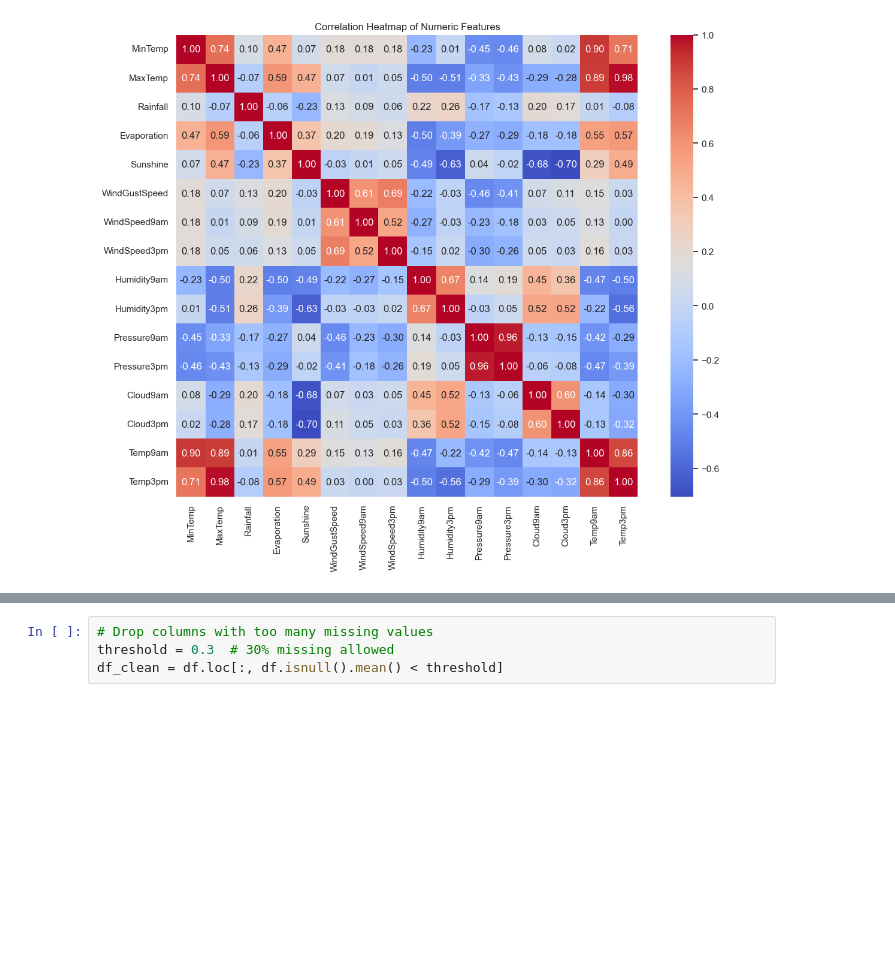
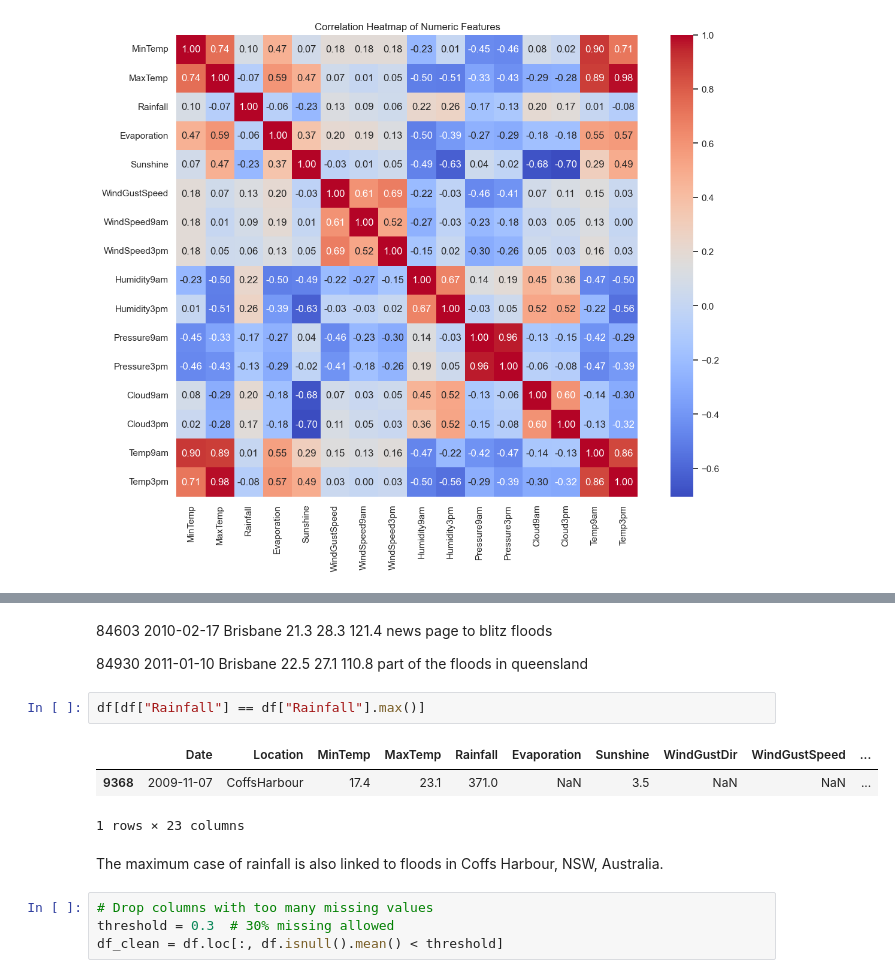
Before and after one commit to metropolisjenensis/Probabilistic-Machine-Learning_lecture-PROJECTS, a Jupyter notebook: projects/09-1AKXXXX_rain_tomorrow_prediction/notebooks/class_prediction.ipynb, the cells around one changed output, grey strips where cells are left out. Drawn from its saved outputs; the diff is of its cells as text; blank space fills up the shorter version.

```diff
--- a/projects/09-1AKXXXX_rain_tomorrow_prediction/notebooks/class_prediction.ipynb
+++ b/projects/09-1AKXXXX_rain_tomorrow_prediction/notebooks/class_prediction.ipynb
@@ -100,3 +120,17 @@ plt.show()
+# %% [markdown]
+84603	2010-02-17	Brisbane	21.3	28.3	121.4
+news page to blitz floods
+
+84930	2011-01-10	Brisbane	22.5	27.1	110.8
+part of the floods in queensland
+# %%
+df[df["Rainfall"] == df["Rainfall"].max()]
+# %% [output]
+|  | Date | Location | MinTemp | MaxTemp | Rainfall | Evaporation | Sunshine | WindGustDir | WindGustSpeed | ... |
+| 9368 | 2009-11-07 | CoffsHarbour | 17.4 | 23.1 | 371.0 | NaN | 3.5 | NaN | NaN | ... |
+1 rows × 23 columns
+# %% [markdown]
+The maximum case of rainfall is also linked to floods in Coffs Harbour, NSW, Australia.
 # %%
 # Drop columns with too many missing values
 threshold = 0.3  # 30% missing allowed
```
Also changed, not shown: parts of 10 cells of this notebook, 2 other files.
